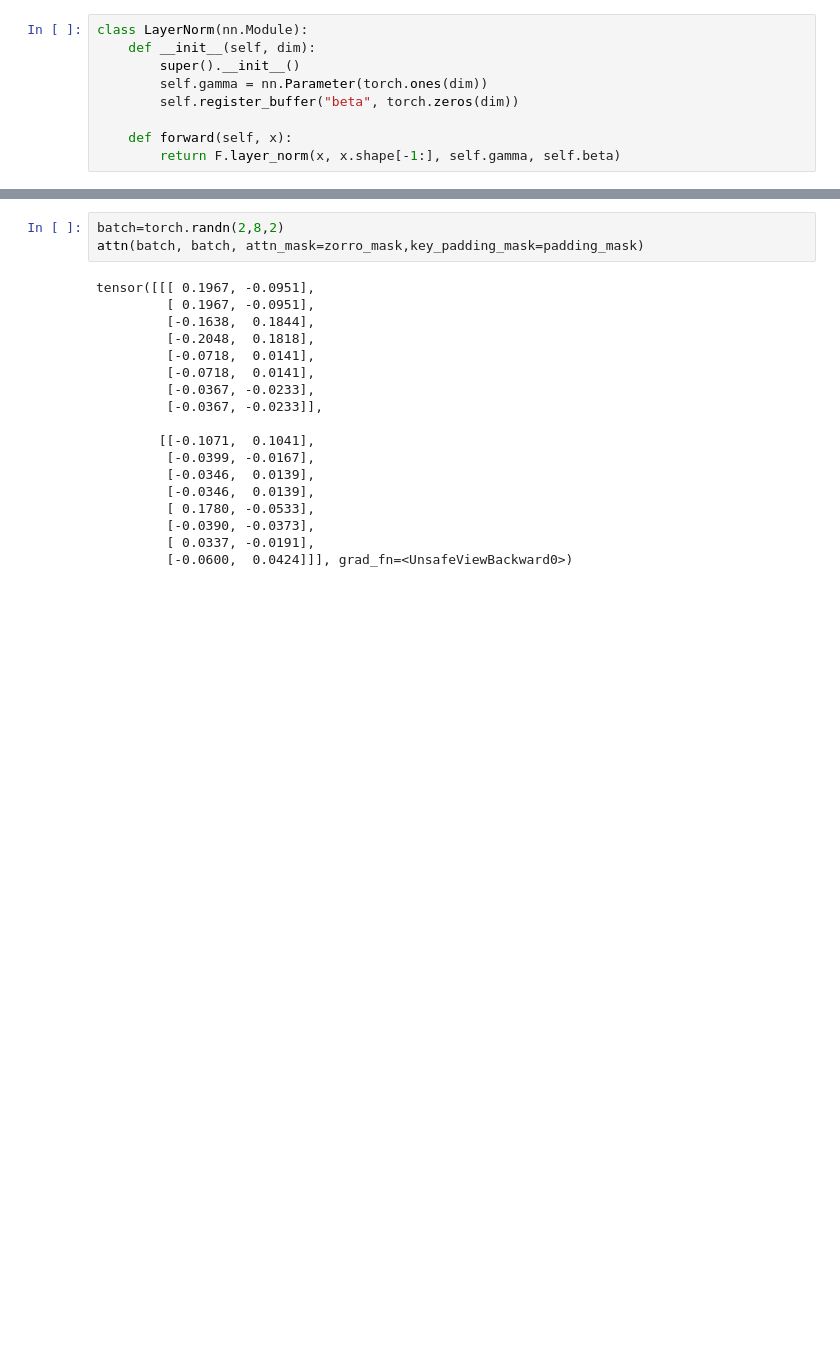
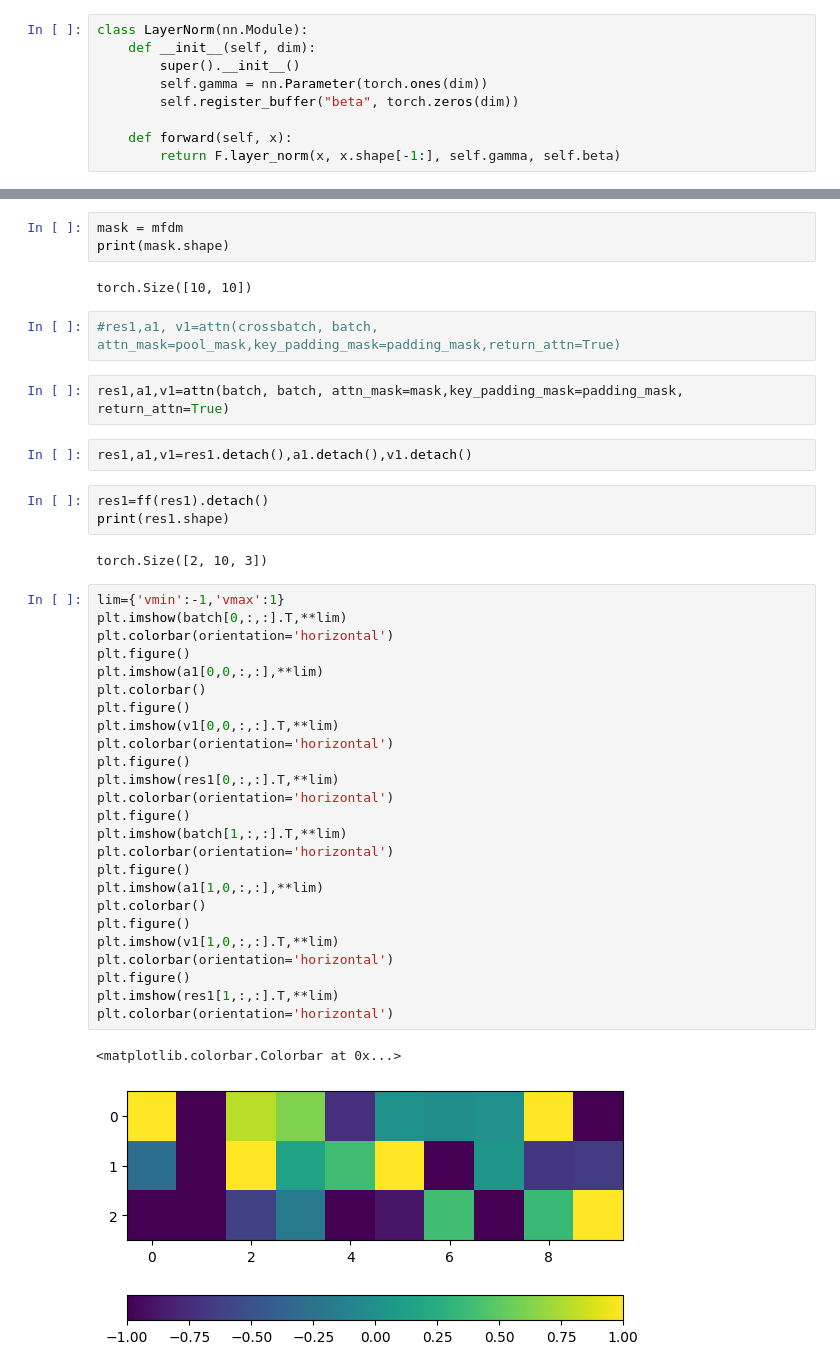
Before and after one commit to josiahbjorgaard/mca-paper, a Jupyter notebook: Notebooks/AttentionPrototyping.ipynb, the cells around one changed output, grey strips where cells are left out. Cells and saved outputs as stored; diff of their text form; blank space fills up the shorter version.

```diff
--- a/Notebooks/AttentionPrototyping.ipynb
+++ b/Notebooks/AttentionPrototyping.ipynb
@@ -119,21 +193,44 @@ torch.Size([2, 8])
+# %%
+mask = mfdm
+print(mask.shape)
+# %% [output]
+torch.Size([10, 10])
+# %%
+#res1,a1, v1=attn(crossbatch, batch, attn_mask=pool_mask,key_padding_mask=padding_mask,return_attn=True)
 # %%
-batch=torch.randn(2,8,2)
-attn(batch, batch, attn_mask=zorro_mask,key_padding_mask=padding_mask)
+res1,a1,v1=attn(batch, batch, attn_mask=mask,key_padding_mask=padding_mask, return_attn=True)
-# %% [output]
-tensor([[[ 0.1967, -0.0951],
-         [ 0.1967, -0.0951],
-         [-0.1638,  0.1844],
-         [-0.2048,  0.1818],
-         [-0.0718,  0.0141],
-         [-0.0718,  0.0141],
-         [-0.0367, -0.0233],
-         [-0.0367, -0.0233]],
-
-        [[-0.1071,  0.1041],
-         [-0.0399, -0.0167],
-         [-0.0346,  0.0139],
-         [-0.0346,  0.0139],
-         [ 0.1780, -0.0533],
-         [-0.0390, -0.0373],
-         [ 0.0337, -0.0191],
-         [-0.0600,  0.0424]]], grad_fn=<UnsafeViewBackward0>)
+# %%
+res1,a1,v1=res1.detach(),a1.detach(),v1.detach()
+# %%
+res1=ff(res1).detach()
+print(res1.shape)
+# %% [output]
+torch.Size([2, 10, 3])
+# %%
+lim={'vmin':-1,'vmax':1}
+plt.imshow(batch[0,:,:].T,**lim)
+plt.colorbar(orientation='horizontal')
+plt.figure()
+plt.imshow(a1[0,0,:,:],**lim)
+plt.colorbar()
+plt.figure()
+plt.imshow(v1[0,0,:,:].T,**lim)
+plt.colorbar(orientation='horizontal')
+plt.figure()
+plt.imshow(res1[0,:,:].T,**lim)
+plt.colorbar(orientation='horizontal')
+plt.figure()
+plt.imshow(batch[1,:,:].T,**lim)
+plt.colorbar(orientation='horizontal')
+plt.figure()
+plt.imshow(a1[1,0,:,:],**lim)
+plt.colorbar()
+plt.figure()
+plt.imshow(v1[1,0,:,:].T,**lim)
+plt.colorbar(orientation='horizontal')
+plt.figure()
+plt.imshow(res1[1,:,:].T,**lim)
+plt.colorbar(orientation='horizontal')
+# %% [output]
+<matplotlib.colorbar.Colorbar at 0x...>
+[figure, added]
```
Also changed, not shown: parts of 20 cells of this notebook, 2 other files.
